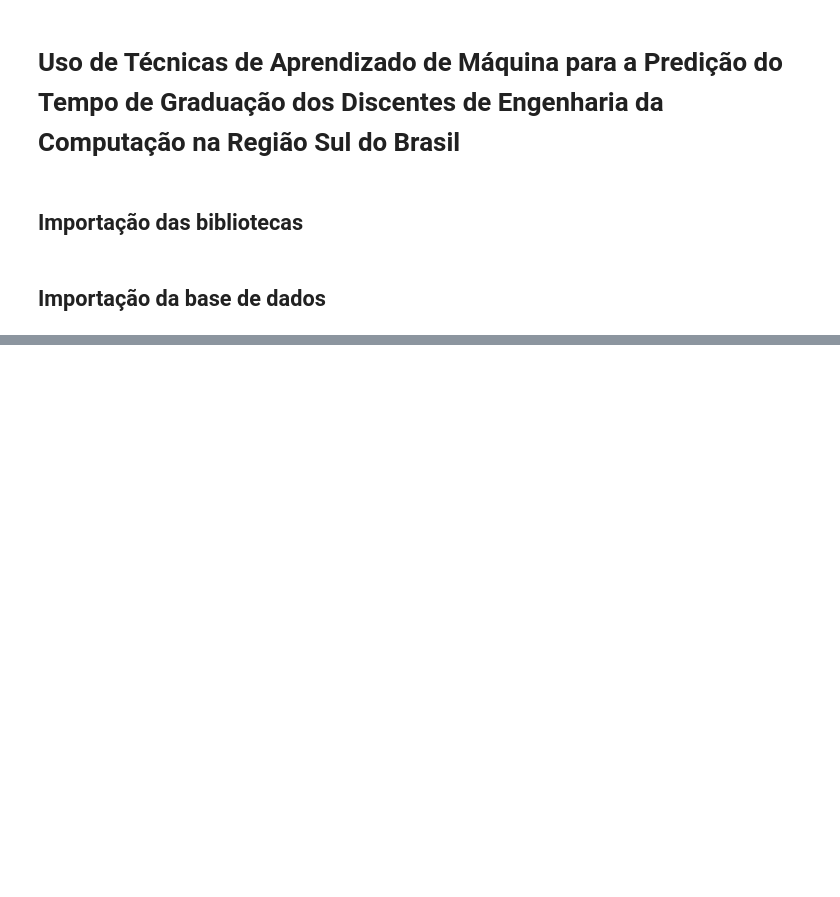
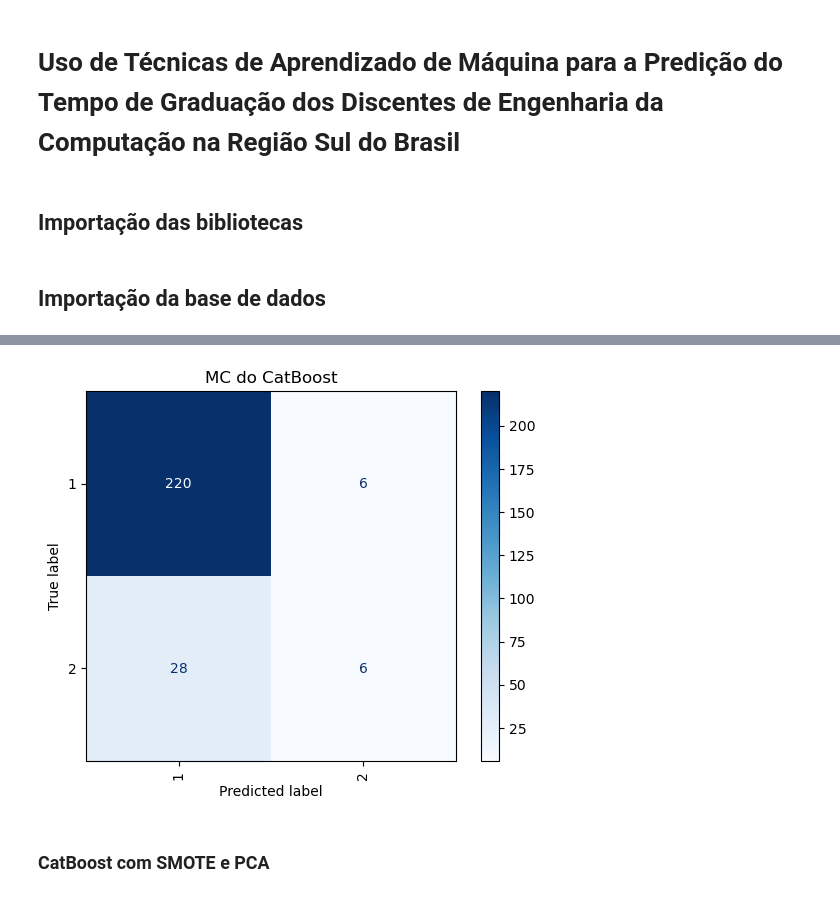
Before and after one commit to brenonpaul/ml-tempo-graduacao, a Jupyter notebook: get_data.ipynb, the cells around one changed output, grey strips where cells are left out. Saved outputs shown, nothing was run; the diff lists cells and outputs as text; code cells hidden in the pictures; blank space fills up the shorter version.

Commit message:
Utilização do K-Best, PCA e do modelo CatBoost.

```diff
--- a/get_data.ipynb
+++ b/get_data.ipynb
@@ -61,0 +111,2 @@ df_final.to_csv(os.path.join(caminho_diretorio, "base_final.csv"), index=False,
+# %%
+df['CLAS_FIM_EM'] = np.where(df['ANO_FIM_EM'] <= 2016, 1, 2)
@@ -61,0 +154,3 @@ df_final.to_csv(os.path.join(caminho_diretorio, "base_final.csv"), index=False,
+# %%
+df["ANOS_CURS"] = 2023 - df["ANO_IN_GRAD"]
+df["ANOS_CURS"] = pd.cut(df["ANOS_CURS"], bins=[-float('inf'), 5, float('inf')], labels=[1, 2]).astype(int)
@@ -61,0 +218,27 @@ df_final.to_csv(os.path.join(caminho_diretorio, "base_final.csv"), index=False,
+# %%
+from sklearn.decomposition import PCA
+from sklearn.model_selection import train_test_split
+from sklearn.preprocessing import LabelEncoder, StandardScaler
+
+# Codificação de variáveis categóricas
+le = LabelEncoder()
+categorical_cols = df.select_dtypes(include='object').columns
+
+for col in categorical_cols:
+    df[col] = le.fit_transform(df[col].astype(str))
+
+# Separando features e alvo
+X = df.drop('ANOS_CURS', axis=1)
+y = df['ANOS_CURS']
+
+# Padronização dos dados (necessária para PCA)
+scaler = StandardScaler()
+X_scaled = scaler.fit_transform(X)
+
+# Aplicando PCA para reduzir para 10 componentes
+pca = PCA(n_components=10)
+X_pca = pca.fit_transform(X_scaled)
+
+# Exibir a variância explicada por cada componente
+print(f'Variância explicada por cada componente: {pca.explained_variance_ratio_}')
+print(f'Soma da variância explicada: {sum(pca.explained_variance_ratio_):.2f}')
@@ -61,0 +449,16 @@ df_final.to_csv(os.path.join(caminho_diretorio, "base_final.csv"), index=False,
+# %%
+from sklearn.metrics import confusion_matrix, ConfusionMatrixDisplay
+import matplotlib.pyplot as plt
+
+# Gerar a matriz de confusão
+cm = confusion_matrix(y_test, y_pred)
+
+# Exibir a matriz de confusão graficamente
+disp = ConfusionMatrixDisplay(confusion_matrix=cm, display_labels=model.classes_)
+disp.plot(cmap=plt.cm.Blues, xticks_rotation='vertical')
+plt.title("MC do CatBoost")
+plt.show()
+# %% [output]
+[figure, added]
+# %% [markdown]
+### CatBoost com SMOTE e PCA
```
Also changed, not shown: parts of 41 cells of this notebook, 9 other files.
